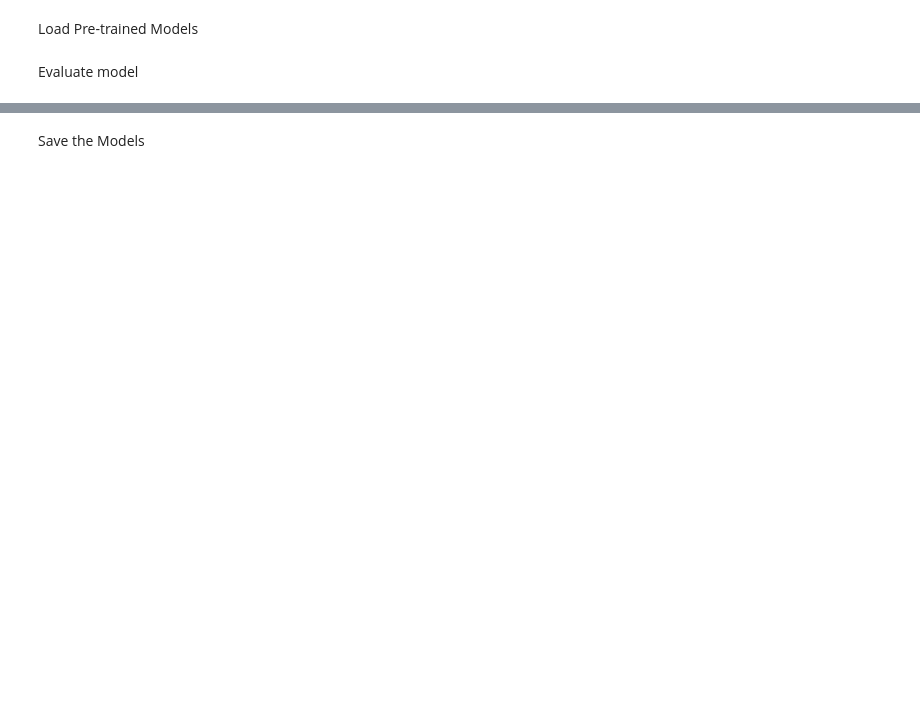
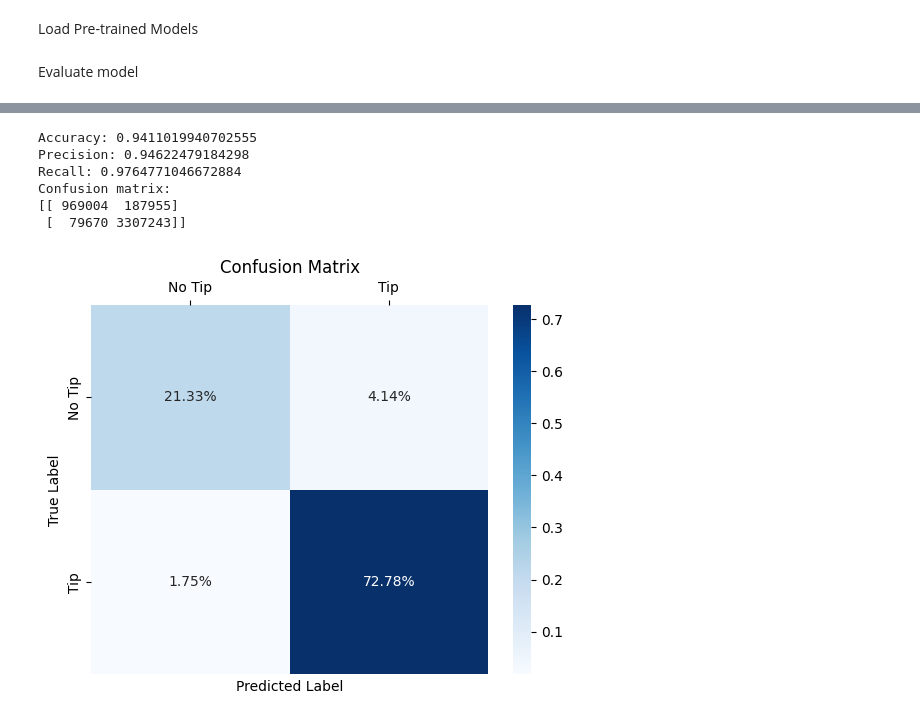
Before and after one commit to Aleyssu/CabBoost, a Jupyter notebook: alex_rq1.ipynb, the cells around one changed output, grey strips where cells are left out. Saved outputs shown, nothing was run; the diff lists cells and outputs as text; code cells hidden in the pictures; blank space fills up the shorter version.

Commit message:
tried more models - models are too big for github

```diff
--- a/alex_rq1.ipynb
+++ b/alex_rq1.ipynb
@@ -71,8 +115,10 @@ X = df.drop('tip_amount', axis=1)
 X_train, X_test, y_train, y_test = train_test_split(X, y, test_size=0.2, random_state=42)
 # %%
 # logreg_model.fit(X_train, y_train)
-print("Logistic Regression model done training")
-knn_model.fit(X_train, y_train)
-print("KNN model done training")
-tree_model.fit(X_train, y_train)
-print("Decision Tree model done training")
+# print("Logistic Regression model done training")
+
+# knn_model.fit(X_train, y_train)
+# print("KNN model done training")
+
+# tree_model.fit(X_train, y_train)
+# print("Random Forest model done training")
@@ -81,0 +125,6 @@ Decision Tree model done training
+# %%
+# dt_model.fit(X_train, y_train)
+# print("Decision Tree model done training")
+
+gb_model.fit(X_train, y_train)
+print("Gradient boost model done training")
@@ -130,3 +214 @@ Confusion matrix:
 [figure]
-# %% [markdown]
-Save the Models
@@ -139,0 +217,10 @@ with open("alex_rq1_model_tree.pkl", "wb") as file:
+# %%
+eval(gb_model.predict(X_test), y_test)
+# %% [output]
+Accuracy: 0.9411019940702555
+Precision: 0.94622479184298
+Recall: 0.9764771046672884
+Confusion matrix:
+[[ 969004  187955]
+ [  79670 3307243]]
+[figure, added]
```
Also changed, not shown: parts of 20 cells of this notebook, 2 other files.
